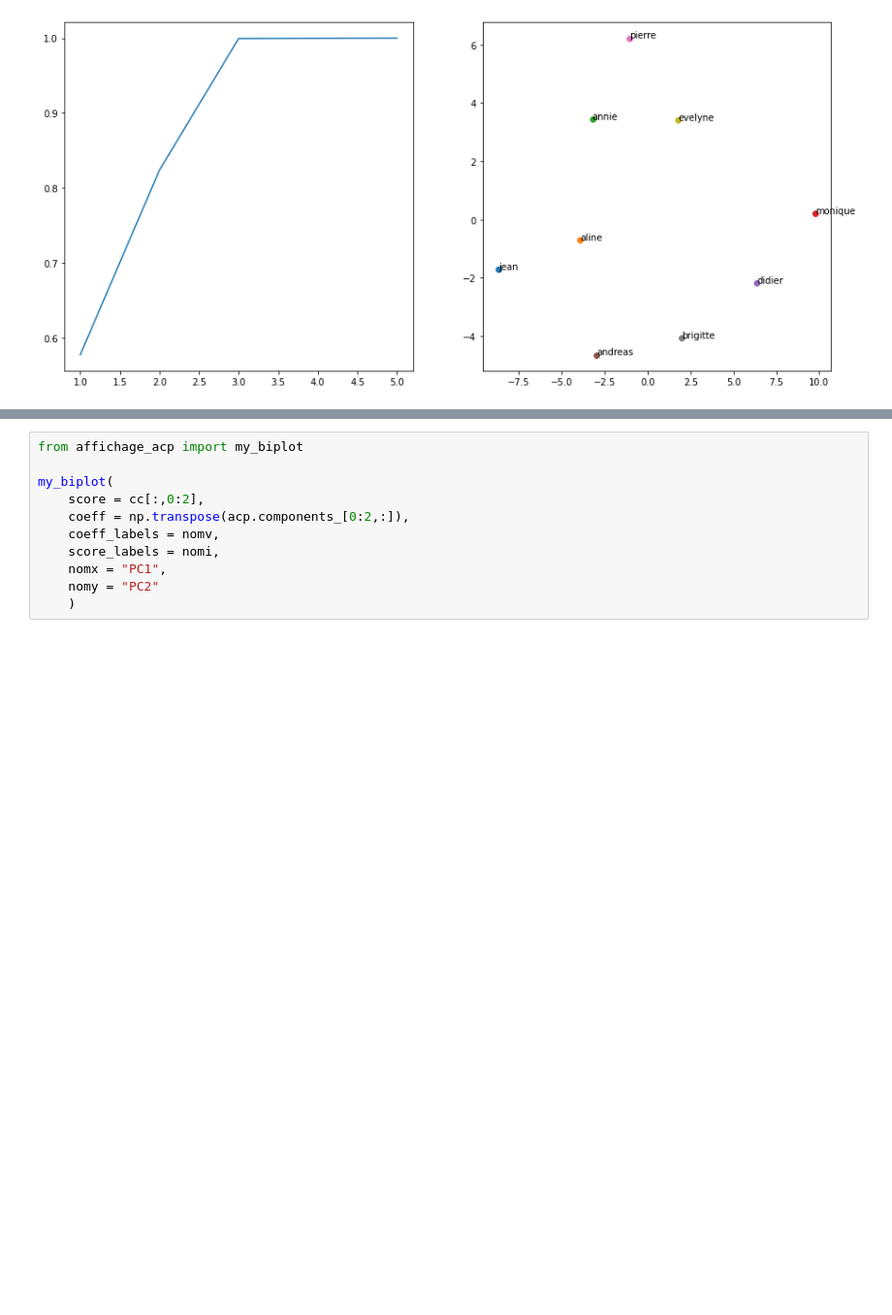
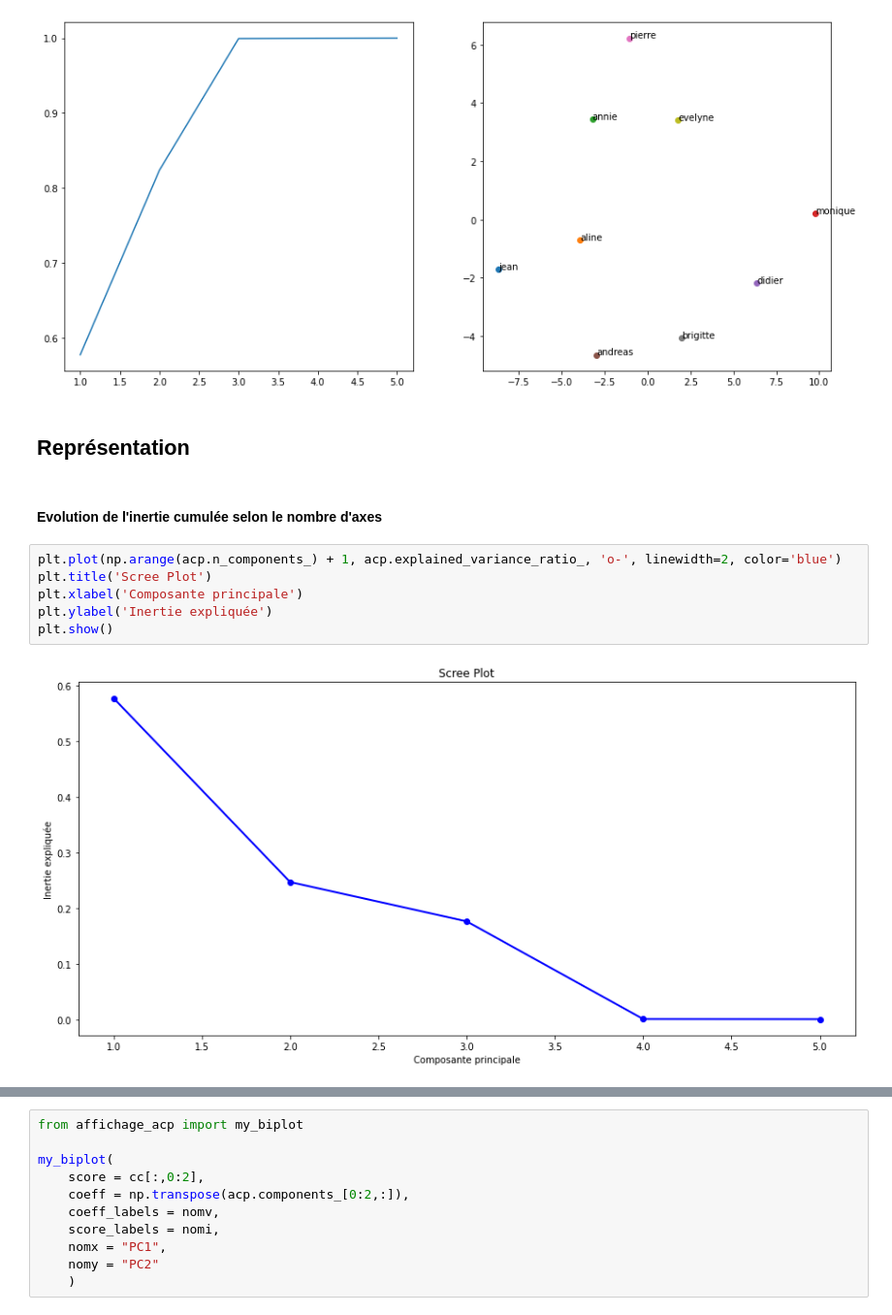
Before and after one commit to TheBoje/Projet_AD, a Jupyter notebook: src/TP2/ad_TP2_1.ipynb, the cells around one changed output, grey strips where cells are left out. Shown at 97% size. Drawn from its saved outputs; the diff is of its cells as text; blank space fills up the shorter version.

```diff
--- a/src/TP2/ad_TP2_1.ipynb
+++ b/src/TP2/ad_TP2_1.ipynb
@@ -74,3 +78,15 @@ for i in range(len(nomi)):
     plt.text(cc[i, 0], cc[i, 1], nomi[i])
 # %% [output]
 [figure]
+# %% [markdown]
+## Représentation
+# %% [markdown]
+#### Evolution de l'inertie cumulée selon le nombre d'axes
+# %%
+plt.plot(np.arange(acp.n_components_) + 1, acp.explained_variance_ratio_, 'o-', linewidth=2, color='blue')
+plt.title('Scree Plot')
+plt.xlabel('Composante principale')
+plt.ylabel('Inertie expliquée')
+plt.show()
+# %% [output]
+[figure, added]
```
Also changed, not shown: parts of 17 cells of this notebook.
